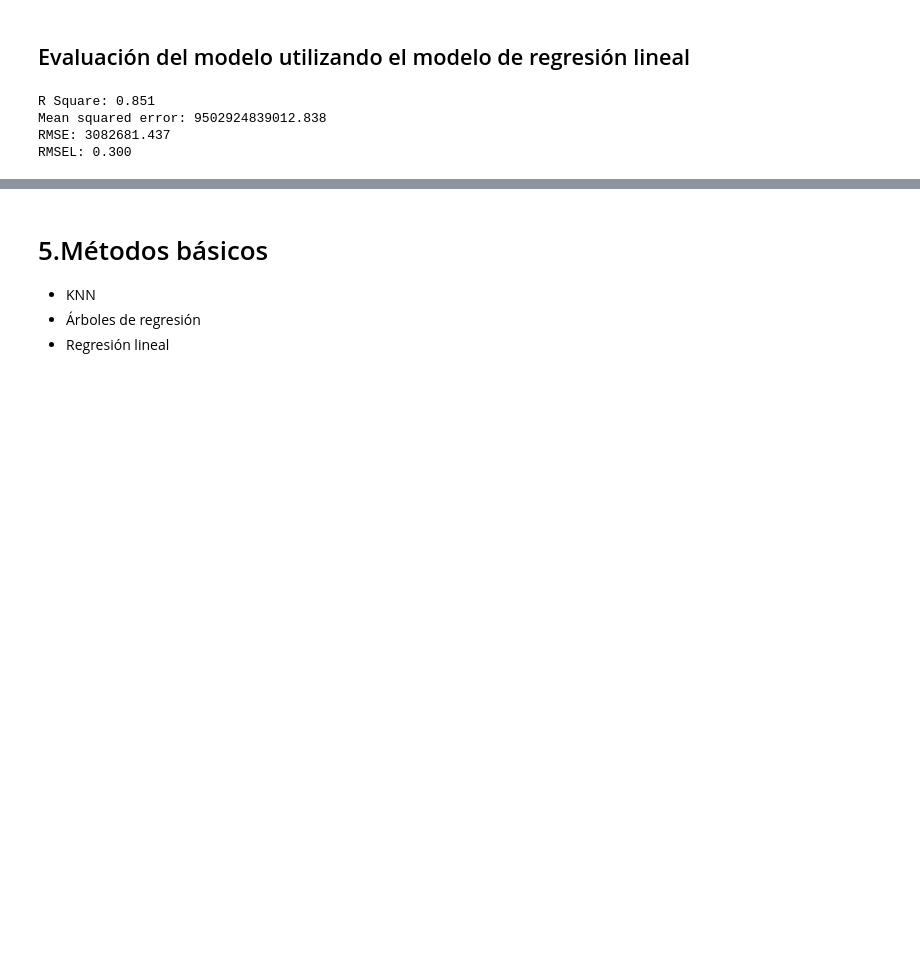
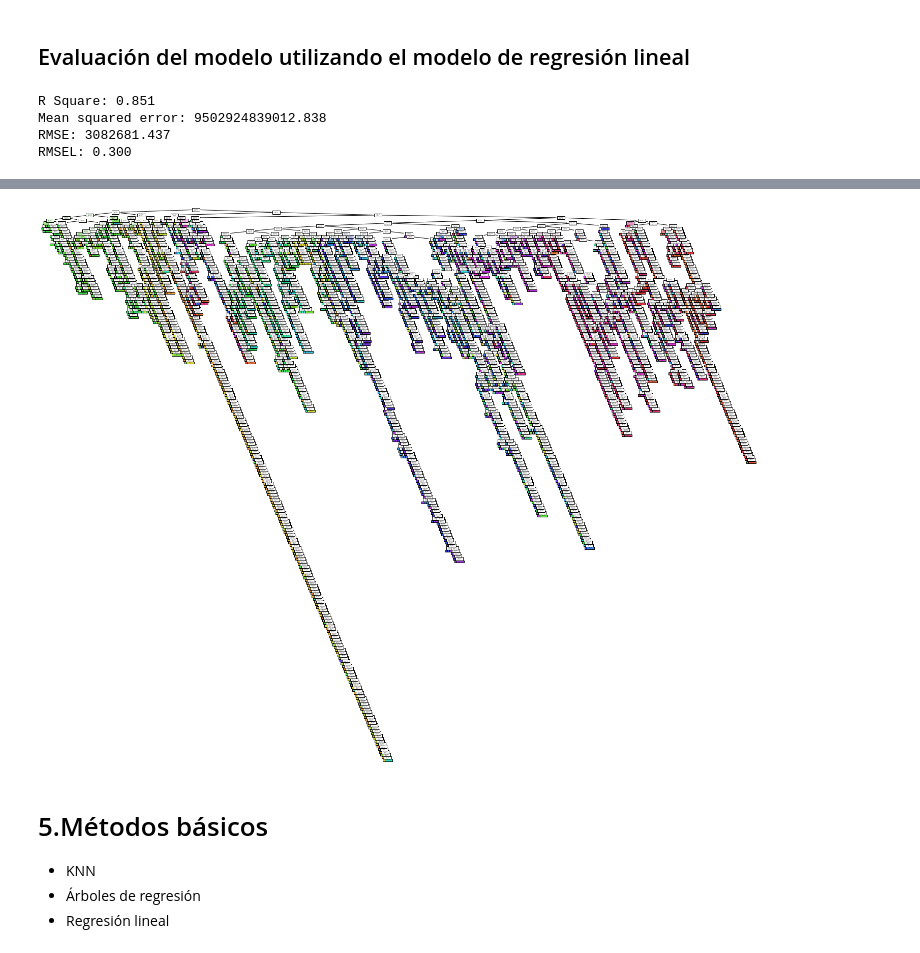
Before and after one commit to Natalia409634/Grupo7-practica1-ML, a Jupyter notebook: Copy_of_parte1.ipynb, the cells around one changed output, grey strips where cells are left out. Cells and saved outputs as stored; diff of their text form; code cells hidden in the pictures; blank space fills up the shorter version.

```diff
--- a/Copy_of_parte1.ipynb
+++ b/Copy_of_parte1.ipynb
@@ -299,0 +302,7 @@ EN conclusión, el modelo no está del todo mal pero es posible conseguir otro q
+# %%
+from sklearn import tree
+# Aquí definimos el tipo de método de entrenamiento (todavía no pasa nada)
+clf = tree.DecisionTreeClassifier()
+# Ahora, entrenamos (*fit*) el método en el conjunto de datos (X,y)
+clf.fit(x_train,y_train)
+# clf **ha sido modificado** y ahora contiene el modelo entrenado
@@ -300,3 +334,10 @@ EN conclusión, el modelo no está del todo mal pero es posible conseguir otro q
+# %%
+import matplotlib.pyplot as plt
+fig = plt.figure(figsize=(25,20))
+_ = tree.plot_tree(clf,
+                   filled=True)
+# %% [output]
+[figure, added]
 # %% [markdown]
 # 5.Métodos básicos
 
```
Also changed, not shown: parts of 6 cells of this notebook.
